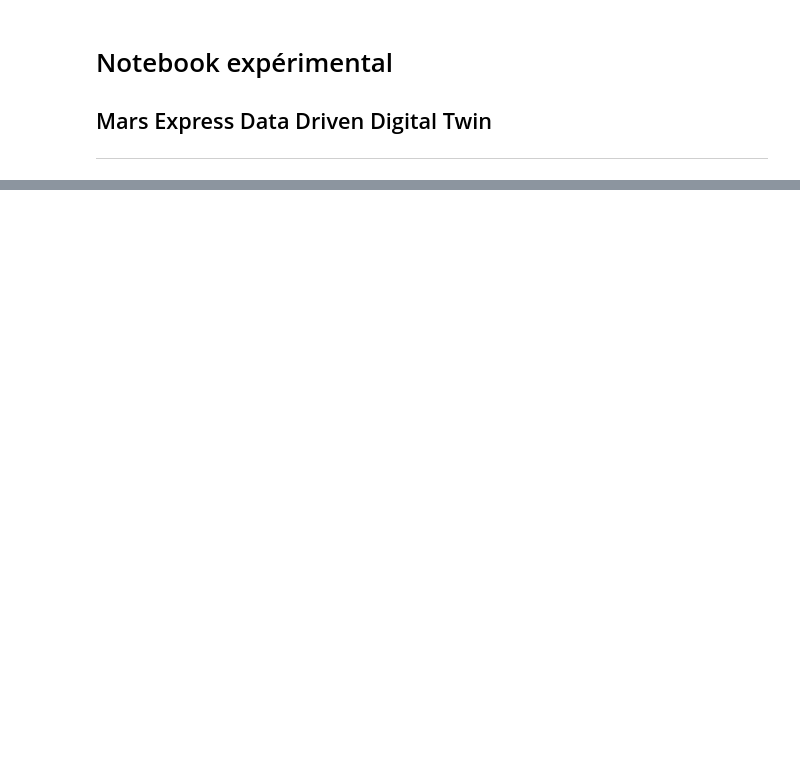
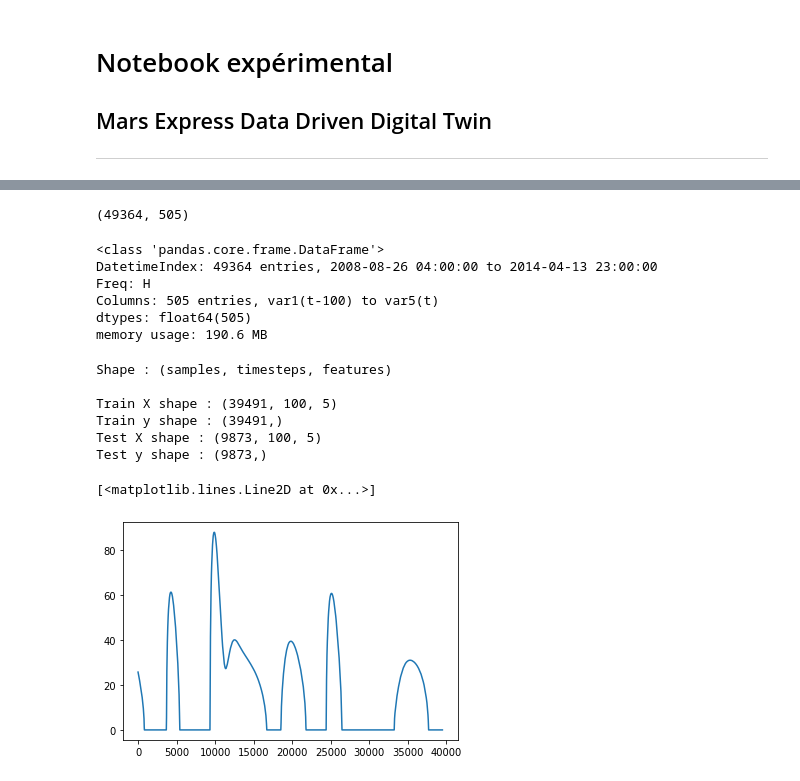
Before and after one commit to YamSok/MarsExpress, a Jupyter notebook: labo2.ipynb, the cells around one changed output, grey strips where cells are left out. Cells and saved outputs as stored; diff of their text form; code cells hidden in the pictures; blank space fills up the shorter version.

Commit message:
add: lstm

```diff
--- a/labo2.ipynb
+++ b/labo2.ipynb
@@ -293,8 +4,0 @@ np.sum((y_test.iloc[:,0] - predict[:,0])**2)
-# %%
-from metrics import rmse
-err = []
-for i in range(len(power_ids)):
-    err.append(np.mean((y_test.iloc[:,i] - predict[:,i])**2)/ np.mean(predict[:,i]))
-
-err = np.sqrt(1/33 * np.mean(err))
-print(err)
@@ -306,0 +95,42 @@ np.sqrt(np.mean((y_test.iloc[:,0] - predict[:,0])**2) / np.mean(predict[:,0]))
+# %%
+n_days = 100# We use 10 days windows to train the LSTM
+n_out = 1
+n_features = data.shape[1]
+reframed = series_to_supervised(data, n_days, n_out)
+# reframed.drop(reframed.columns[[-2,-3,-4,-5]], axis=1, inplace=True)
+reframed.shape
+# %% [output]
+(49364, 505)
+# %%
+reframed.info()
+# %% [output]
+<class 'pandas.core.frame.DataFrame'>
+DatetimeIndex: 49364 entries, 2008-08-26 04:00:00 to 2014-04-13 23:00:00
+Freq: H
+Columns: 505 entries, var1(t-100) to var5(t)
+dtypes: float64(505)
+memory usage: 190.6 MB
+# %%
+n_obs = n_features * n_days
+values = reframed.values
+train = values[:int(values.shape[0]*0.8), :] # 80% TRAIN / 20% TEST
+test = values[int(values.shape[0]*0.8):, :]
+train_X, train_y = train[:, :n_obs], train[:, -1]
+test_X, test_y = test[:, :n_obs], test[:, -1]
+train_X = train_X.reshape((train_X.shape[0], n_days, n_features))
+test_X = test_X.reshape((test_X.shape[0], n_days, n_features))
+print("Shape : (samples, timesteps, features)\n")
+print("Train X shape :",train_X.shape, "\nTrain y shape :",train_y.shape)
+print("Test X shape :",test_X.shape, "\nTest y shape :",test_y.shape)
+# %% [output]
+Shape : (samples, timesteps, features)
+
+Train X shape : (39491, 100, 5)
+Train y shape : (39491,)
+Test X shape : (9873, 100, 5)
+Test y shape : (9873,)
+# %%
+plt.plot(train_y)
+# %% [output]
+[<matplotlib.lines.Line2D at 0x...>]
+[figure, added]
```
Also changed, not shown: parts of 39 cells of this notebook.
